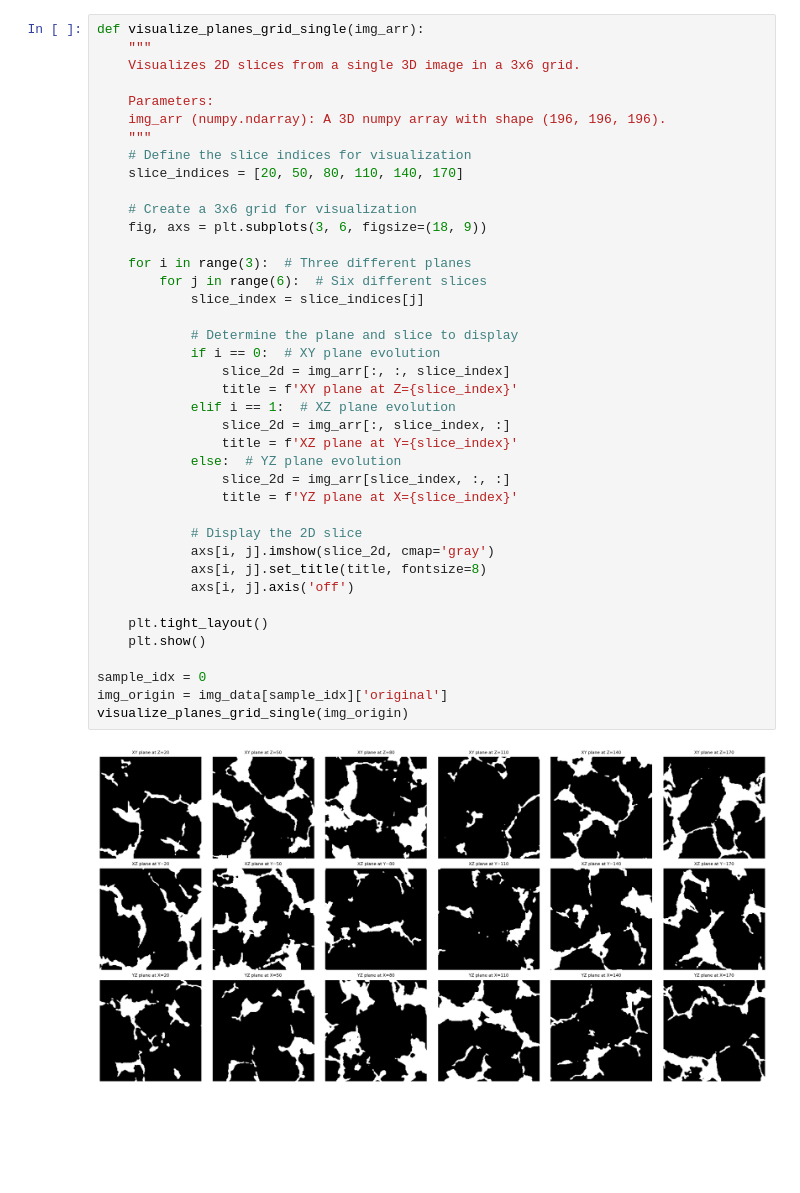
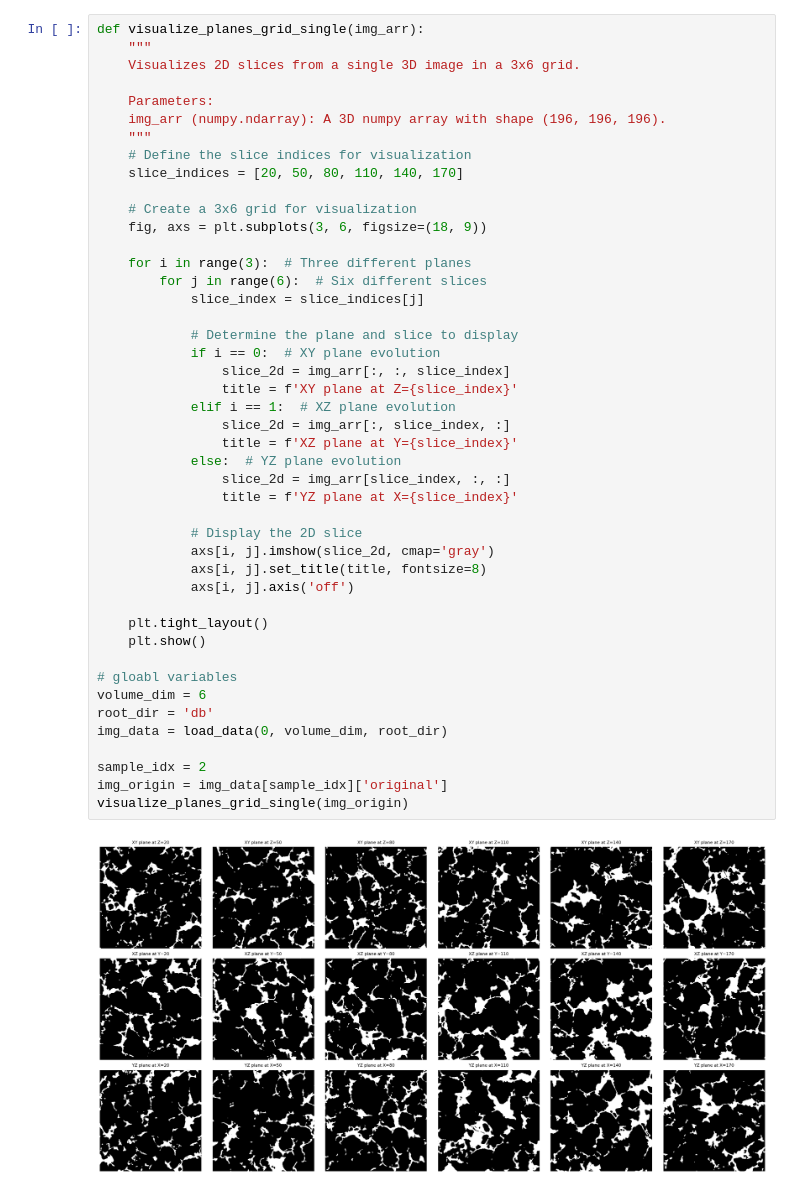
Before and after one commit to ZihanRen/poretransformer, a Jupyter notebook: lpu3dnet/post_process/visualization_assemble.ipynb, the cells around one changed output. Saved outputs shown, nothing was run; the diff lists cells and outputs as text; blank space fills up the shorter version.

```diff
--- a/lpu3dnet/post_process/visualization_assemble.ipynb
+++ b/lpu3dnet/post_process/visualization_assemble.ipynb
@@ -68,33 +62,38 @@ def visualize_planes_grid_single(img_arr):
 
     # Create a 3x6 grid for visualization
     fig, axs = plt.subplots(3, 6, figsize=(18, 9))
 
     for i in range(3):  # Three different planes
         for j in range(6):  # Six different slices
             slice_index = slice_indices[j]
 
             # Determine the plane and slice to display
             if i == 0:  # XY plane evolution
                 slice_2d = img_arr[:, :, slice_index]
                 title = f'XY plane at Z={slice_index}'
             elif i == 1:  # XZ plane evolution
                 slice_2d = img_arr[:, slice_index, :]
                 title = f'XZ plane at Y={slice_index}'
             else:  # YZ plane evolution
                 slice_2d = img_arr[slice_index, :, :]
                 title = f'YZ plane at X={slice_index}'
 
             # Display the 2D slice
             axs[i, j].imshow(slice_2d, cmap='gray')
             axs[i, j].set_title(title, fontsize=8)
             axs[i, j].axis('off')
 
     plt.tight_layout()
     plt.show()
 
-sample_idx = 0
+# gloabl variables
+volume_dim = 6
+root_dir = 'db'
+img_data = load_data(0, volume_dim, root_dir)
+
+sample_idx = 2
 img_origin = img_data[sample_idx]['original']
 visualize_planes_grid_single(img_origin)
 # %% [output]
-[figure, old version]
+[figure, new version]
 # %%
```
Also changed, not shown: parts of 2 cells of this notebook, 4 other files.
